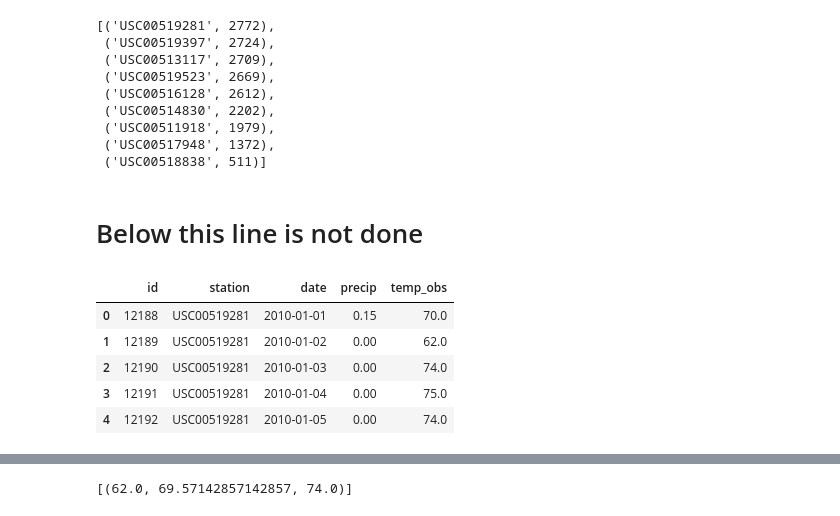
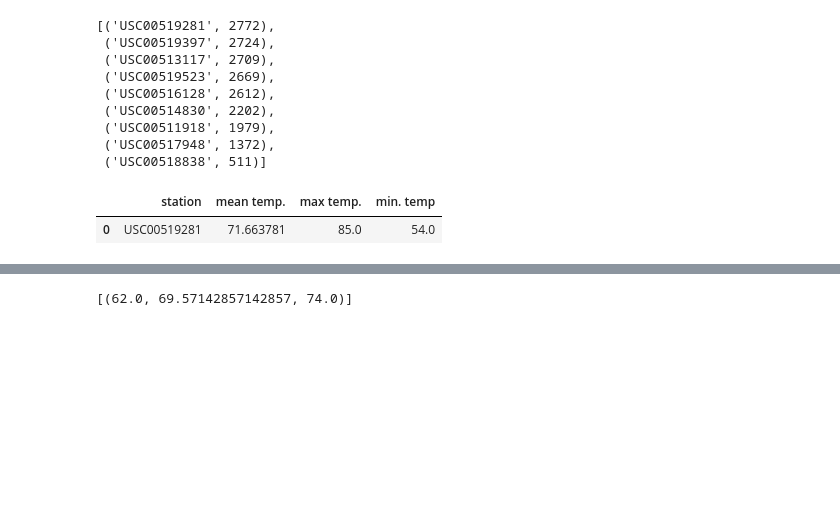
Before and after one commit to differentiablef/data-challenge, a Jupyter notebook: SQL-Climate/prelim-climate-data-analysis.ipynb, the cells around one changed output, grey strips where cells are left out. Saved outputs shown, nothing was run; the diff lists cells and outputs as text; code cells hidden in the pictures; blank space fills up the shorter version.

```diff
--- a/SQL-Climate/prelim-climate-data-analysis.ipynb
+++ b/SQL-Climate/prelim-climate-data-analysis.ipynb
@@ -81,14 +84,12 @@ results
 # %%
 # List the stations and the counts.
 freqs = session.\
-    query(Measurement.station, func.count(Measurement.id)).\
+    query(Measurement.station,
+          func.count(Measurement.id)).\
     group_by(Measurement.station).\
-    all()
+    order_by(desc(func.count(Measurement.id))).all()
 
-# sort the results
-freqs.sort(reverse=True, key=lambda x : x[1])
-
-# display them
+# display frequencies
 freqs
 # %% [output]
 [('USC00519281', 2772),
@@ -100,35 +101,30 @@ freqs
  ('USC00511918', 1979),
  ('USC00517948', 1372),
  ('USC00518838', 511)]
-# %% [markdown]
-# Below this line is not done
 # %%
 # Using the station id from the previous query, calculate the lowest temperature recorded,
 # highest temperature recorded, and average temperature most active station?
 
 # get the station id with the highest frequency
 station_id = freqs[0][0]
 
 # query database for readings from this particular station
 results = session.\
-    query(Measurement.id,
-          Measurement.station,
-          Measurement.date,
-          Measurement.precip, Measurement.temp_obs).\
+    query(Measurement.station,
+          func.avg(Measurement.temp_obs),
+          func.max(Measurement.temp_obs),
+          func.min(Measurement.temp_obs)).\
+    group_by( Measurement.station ).\
     filter( Measurement.station == station_id ).all()
 
-
+# put the results in dataframe for display
 station_data = pd.DataFrame(
     results,
-    columns=['id', 'station', 'date', 'precip', 'temp_obs']).\
-        astype({'date':'datetime64', 'precip':'float', 'temp_obs': 'float'})
+    columns=['station', 'mean temp.', 'max temp.', 'min. temp']).\
+        astype({'mean temp.':'float', 'max temp.':'float', 'min. temp':'float'})
 
 station_data.head()
 # %% [output]
-|  | id | station | date | precip | temp_obs |
-| 0 | 12188 | USC00519281 | 2010-01-01 | 0.15 | 70.0 |
-| 1 | 12189 | USC00519281 | 2010-01-02 | 0.00 | 62.0 |
-| 2 | 12190 | USC00519281 | 2010-01-03 | 0.00 | 74.0 |
-| 3 | 12191 | USC00519281 | 2010-01-04 | 0.00 | 75.0 |
-| 4 | 12192 | USC00519281 | 2010-01-05 | 0.00 | 74.0 |
+|  | station | mean temp. | max temp. | min. temp |
+| 0 | USC00519281 | 71.663781 | 85.0 | 54.0 |
 # %%
```
Also changed, not shown: parts of 7 cells of this notebook.
